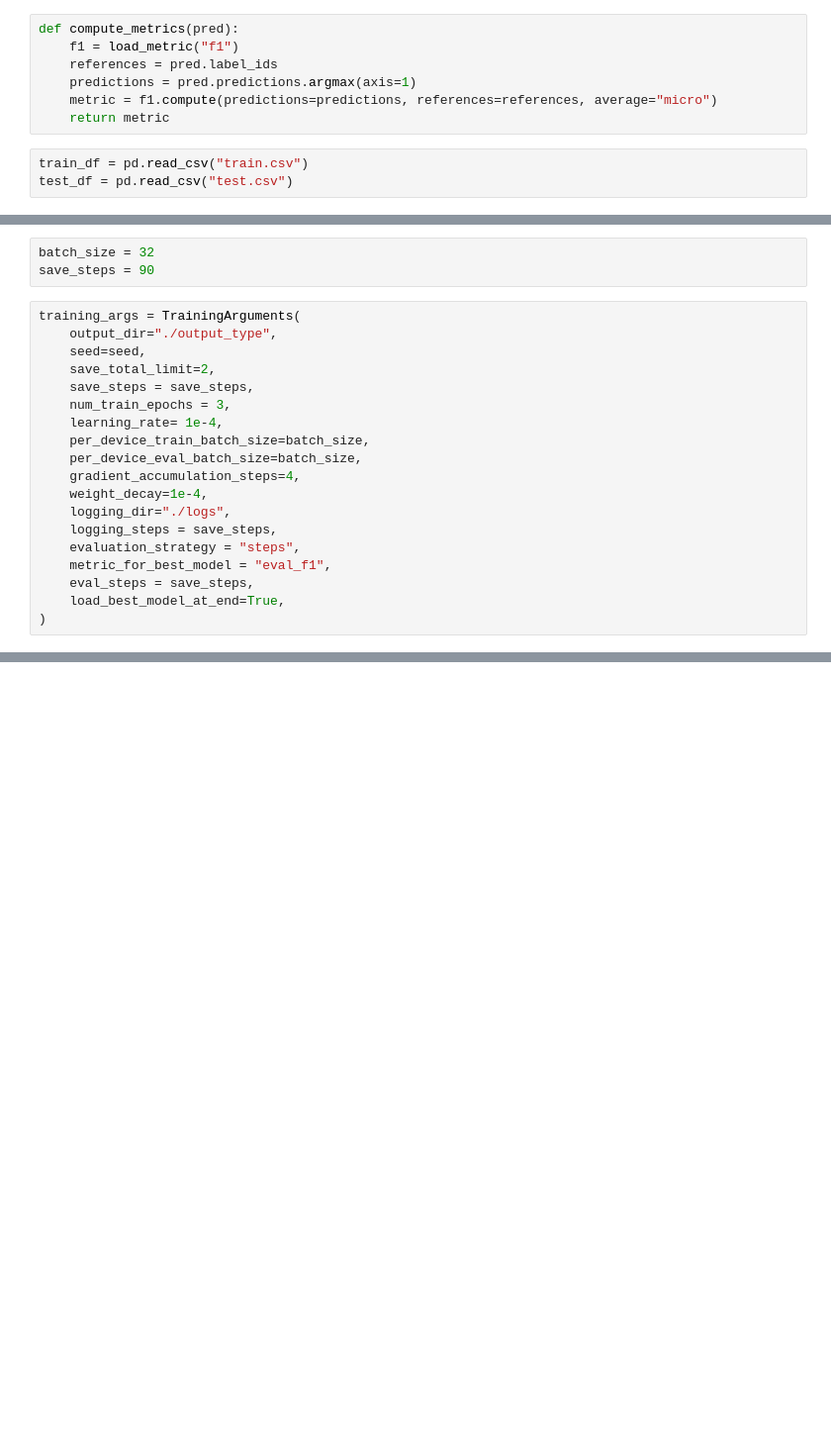
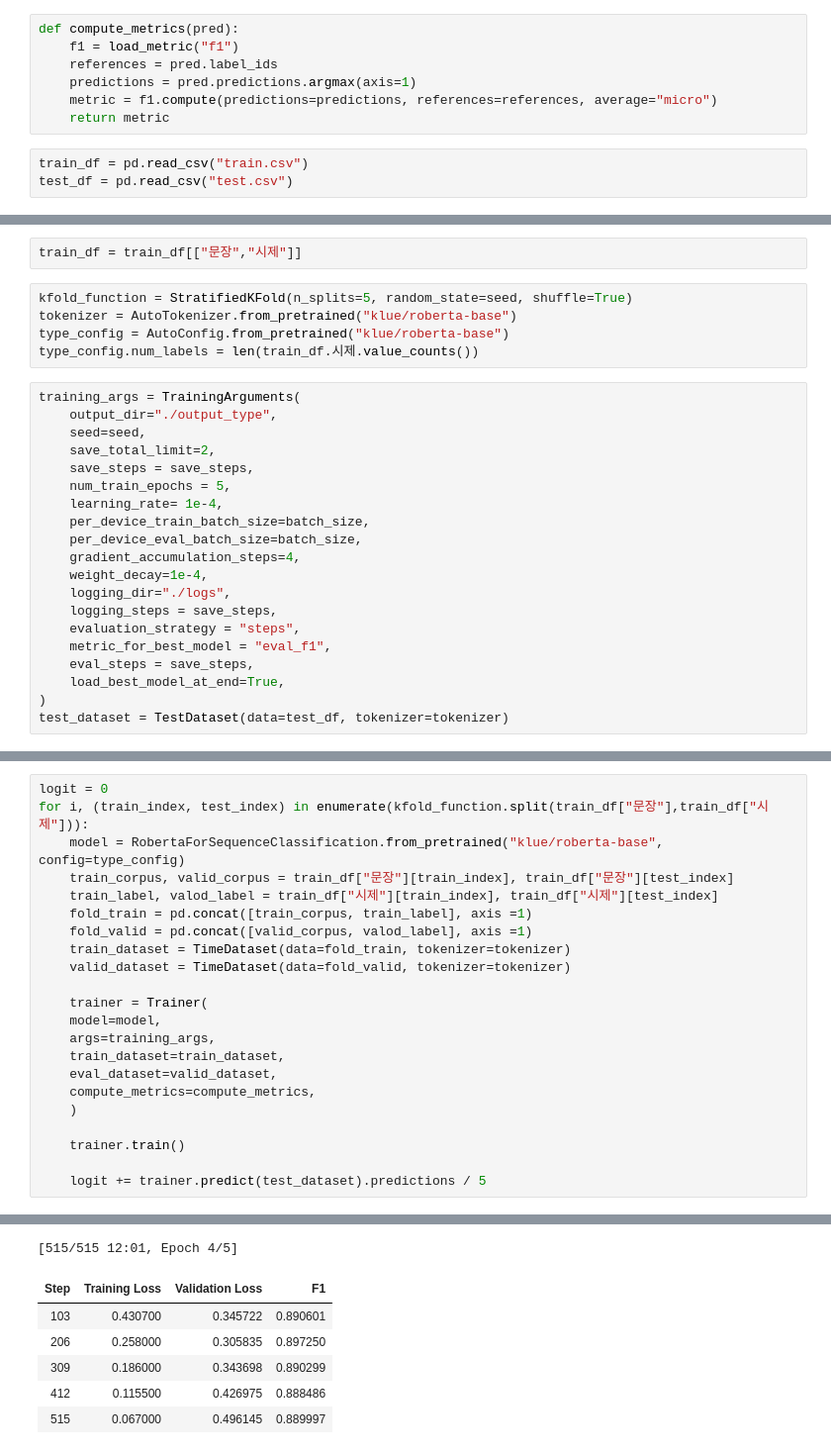
Before and after one commit to youngjun-99/lstm_roberta_dacon, a Jupyter notebook: time_train.ipynb, the cells around one changed output, grey strips where cells are left out. Shown at 99% size. Cells and saved outputs as stored; diff of their text form; blank space fills up the shorter version.

```diff
--- a/time_train.ipynb
+++ b/time_train.ipynb
@@ -52,13 +36,17 @@ You should probably TRAIN this model on a down-stream task to be able to use it
-# %%
-batch_size = 32
-save_steps = 90
+# %%
+train_df = train_df[["문장","시제"]]
+# %%
+kfold_function = StratifiedKFold(n_splits=5, random_state=seed, shuffle=True)
+tokenizer = AutoTokenizer.from_pretrained("klue/roberta-base")
+type_config = AutoConfig.from_pretrained("klue/roberta-base")
+type_config.num_labels = len(train_df.시제.value_counts())
 # %%
 training_args = TrainingArguments(
     output_dir="./output_type",
     seed=seed,
     save_total_limit=2,
     save_steps = save_steps,
-    num_train_epochs = 3,
+    num_train_epochs = 5,
     learning_rate= 1e-4,
     per_device_train_batch_size=batch_size,
     per_device_eval_batch_size=batch_size,
@@ -71,3 +59,4 @@ training_args = TrainingArguments(
     eval_steps = save_steps,
     load_best_model_at_end=True,
 )
+test_dataset = TestDataset(data=test_df, tokenizer=tokenizer)
@@ -117,0 +63,23 @@ Loading best model from ./output_type/checkpoint-270 (score: 0.8541204916381221)
+# %%
+logit = 0
+for i, (train_index, test_index) in enumerate(kfold_function.split(train_df["문장"],train_df["시제"])):
+    model = RobertaForSequenceClassification.from_pretrained("klue/roberta-base", config=type_config)
+    train_corpus, valid_corpus = train_df["문장"][train_index], train_df["문장"][test_index]
+    train_label, valod_label = train_df["시제"][train_index], train_df["시제"][test_index]
+    fold_train = pd.concat([train_corpus, train_label], axis =1)
+    fold_valid = pd.concat([valid_corpus, valod_label], axis =1)
+    train_dataset = TimeDataset(data=fold_train, tokenizer=tokenizer)
+    valid_dataset = TimeDataset(data=fold_valid, tokenizer=tokenizer)
+
+    trainer = Trainer(
+    model=model,
+    args=training_args,
+    train_dataset=train_dataset,
+    eval_dataset=valid_dataset,
+    compute_metrics=compute_metrics,
+    )
+
+    trainer.train()
+
+    logit += trainer.predict(test_dataset).predictions / 5
+# %% [output]
@@ -117,0 +98,7 @@ Loading best model from ./output_type/checkpoint-270 (score: 0.8541204916381221)
+[515/515 12:01, Epoch 4/5]
+| Step | Training Loss | Validation Loss | F1 |
+| 103 | 0.430700 | 0.345722 | 0.890601 |
+| 206 | 0.258000 | 0.305835 | 0.897250 |
+| 309 | 0.186000 | 0.343698 | 0.890299 |
+| 412 | 0.115500 | 0.426975 | 0.888486 |
+| 515 | 0.067000 | 0.496145 | 0.889997 |
```
Also changed, not shown: parts of 12 cells of this notebook, 5 other files.
